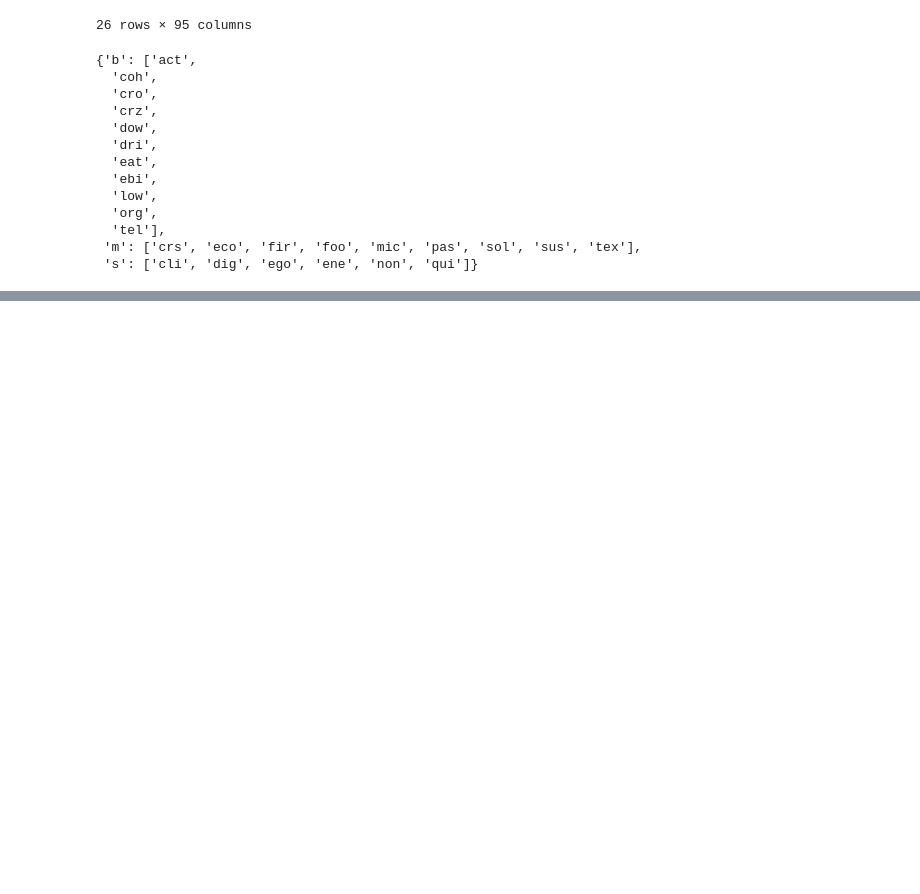
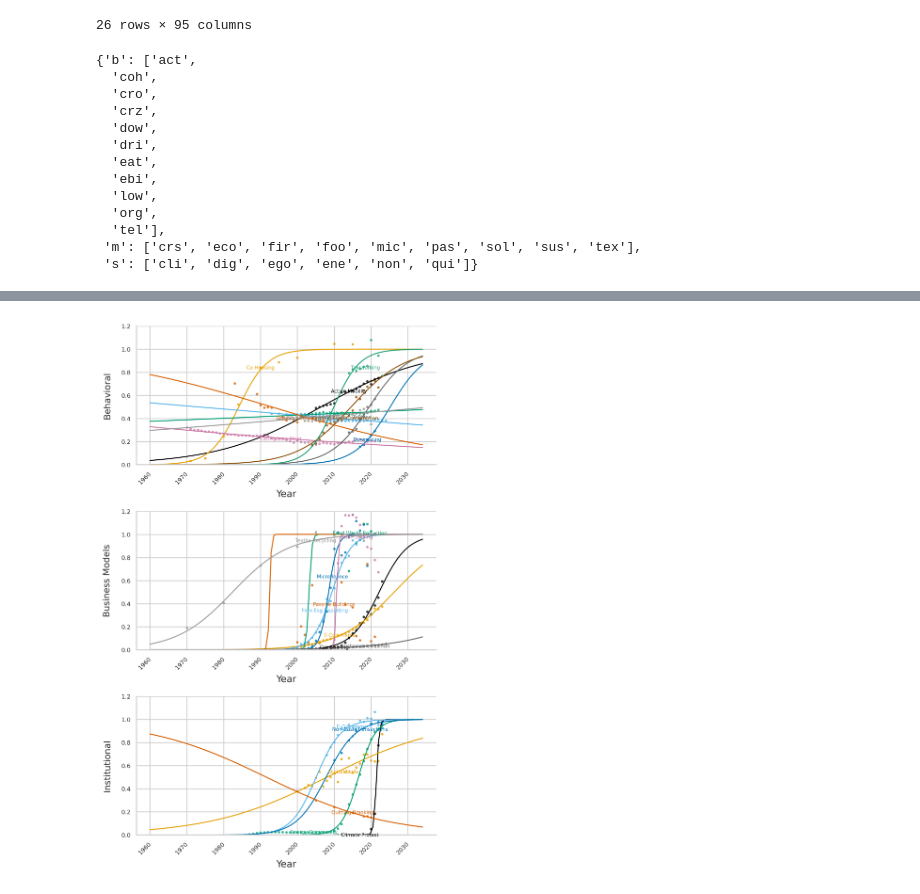
Before and after one commit to marlinarnz/dosi, a Jupyter notebook: dosi_publication_graphs.ipynb, the cells around one changed output, grey strips where cells are left out. Cells and saved outputs as stored; diff of their text form; code cells hidden in the pictures; blank space fills up the shorter version.

```diff
--- a/dosi_publication_graphs.ipynb
+++ b/dosi_publication_graphs.ipynb
@@ -186 +222,15 @@ def plot_line_scatter(ax, x_line, y_line, x_scatter, y_scatter,
+# %%
+colors = [
+    "#000000",  # black
+    "#E69F00",  # orange
+    "#56B4E9",  # sky blue
+    "#009E73",  # bluish green
+    "#0072B2",  # blue
+    "#D55E00",  # vermillion
+    "#CC79A7",  # purple
+    "#666666",  # dark gray
+    "#999999",  # light gray
+    "#8C510A",  # brown
+    "#1B9E77"   # teal
+]
 # %%
@@ -216,0 +293,51 @@ plt.show()
+# %%
+# Combine columns
+fig, axes = plt.subplots(n_categories, 1,
+                         figsize=(5, 8),
+                         squeeze=False)
+
+for i, category in enumerate(cat_dict.keys()):
+    for j, innovation_code in enumerate(cat_dict[category]):
+
+        ax = axes[i, 0]
+
+        t0 = innovations_summary_df[innovations_summary_df["Innovation Code"] == innovation_code]["log_t0"].iloc[0]
+        Dt = innovations_summary_df[innovations_summary_df["Innovation Code"] == innovation_code]["log_Dt"].iloc[0]
+        K = innovations_summary_df[innovations_summary_df["Innovation Code"] == innovation_code]["log_K"].iloc[0]
+
+        title = f"""{next(key for key, value in metadata["Innovation Name"].items() if value == innovation_code).title()} ({next(key for key, value in metadata["Spatial Scale"].items() if value == early_dict[innovation_code]).title()})"""
+        wrapped_title = "\n".join(textwrap.wrap(title, width=18))
+
+        # call plotting function
+        plot_line_scatter(ax, years_for_plotting, FPLogValue_with_scaling(years_for_plotting, t0, Dt, K)/K, innovations_df[innovations_df["Innovation Code"] == innovation_code]["Year"], innovations_df[innovations_df["Innovation Code"] == innovation_code]["Value"]/K,
+                            title=None,
+                            xlabel="Year", ylabel=None, color = colors[j % len(colors)])
+
+        # Rotate the existing tick labels
+        for label in ax.get_xticklabels():
+            label.set_rotation(45)
+            label.set_rotation_mode("anchor")  # <-- critical
+            label.set_ha("right")              # tick mark aligns with right edge of text
+            label.set_va("center")             # vertical center crosses tick
+
+        # add row label on the left
+        if j == 0:
+            ax.set_ylabel(category_abbreviations_dict[category], fontsize=9, labelpad=10)
+
+        x_centroid = innovations_df[innovations_df["Innovation Code"] == innovation_code]["Year"].median()
+        y_centroid = (innovations_df[innovations_df["Innovation Code"] == innovation_code]["Value"]/K).median()
+        first_x = innovations_df[innovations_df["Innovation Code"] == innovation_code]["Year"].min()
+        first_y = innovations_df[innovations_df["Innovation Code"] == innovation_code]["Value"].iloc[0]/K
+
+        ax. annotate(next(key for key, value in metadata["Innovation Name"].items() if value == innovation_code).title(),
+                     xy=(x_centroid, y_centroid),
+                     #xy =(first_x, first_y),
+                     color = colors[j % len(colors)], size = 5,   ha="center",      va="center"    )
+
+
+fig.tight_layout()
+plt.show()
+
+fig.savefig(f"{PATH}/dosi_publication_graphs_fig1v2_Knormalized_20250818.pdf", bbox_inches="tight", dpi=300)
+# %% [output]
+[figure, added]
```
Also changed, not shown: parts of 4 cells of this notebook.
